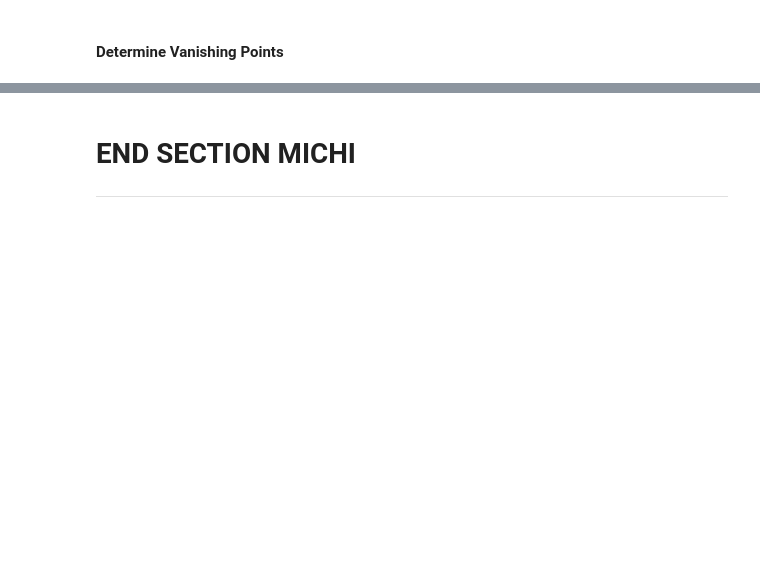
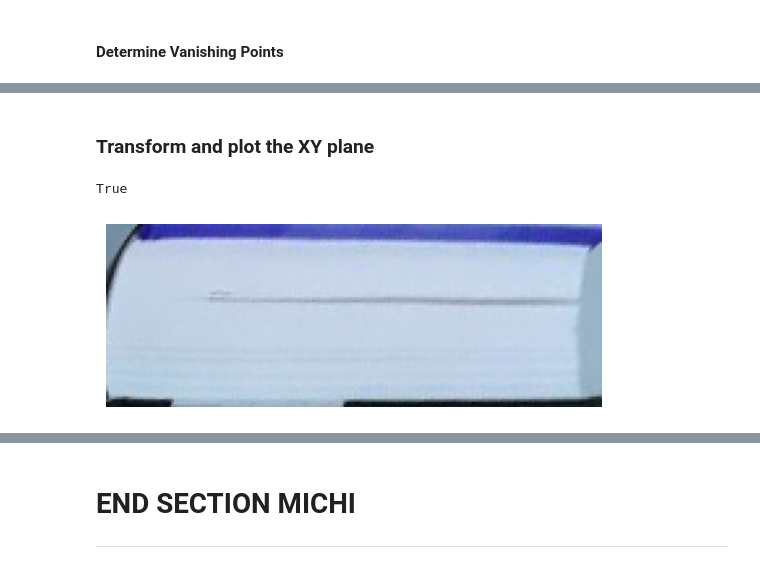
Before and after one commit to AIS-22/UNI-AIS-ibcc, a Jupyter notebook: Classic-Approach/SingleImage3DReconstruction.ipynb, the cells around one changed output, grey strips where cells are left out. Cells and saved outputs as stored; diff of their text form; code cells hidden in the pictures; blank space fills up the shorter version.

```diff
--- a/Classic-Approach/SingleImage3DReconstruction.ipynb
+++ b/Classic-Approach/SingleImage3DReconstruction.ipynb
@@ -234,0 +318,24 @@ translation_vector = projectionMatrix[:, 3]
+# %% [markdown]
+### Transform and plot the XY plane
+# %%
+trans = image.copy()
+#source coordinates
+src = np.array([91, 253,
+                329, 123,
+                413, 161,
+                165, 293,]).reshape((4, 2))#destination coordinates
+dst = np.array([91, 123,
+                281, 110,
+                281, 180,
+                91, 178,]).reshape((4, 2))#using skimage’s transform module where ‘projective’ is our desired parameter
+tform = transform.estimate_transform('projective', src, dst)
+tf_img = transform.warp(trans, tform.inverse)
+
+xy_plane = tf_img[110:180,91:281]
+
+plt.imshow(xy_plane)
+plt.axis(False)
+cv2.imwrite('object_images/xy_plane.png', 255*xy_plane)
+# %% [output]
+True
+[figure, added]
```
Also changed, not shown: parts of 17 cells of this notebook, 1 other file.
